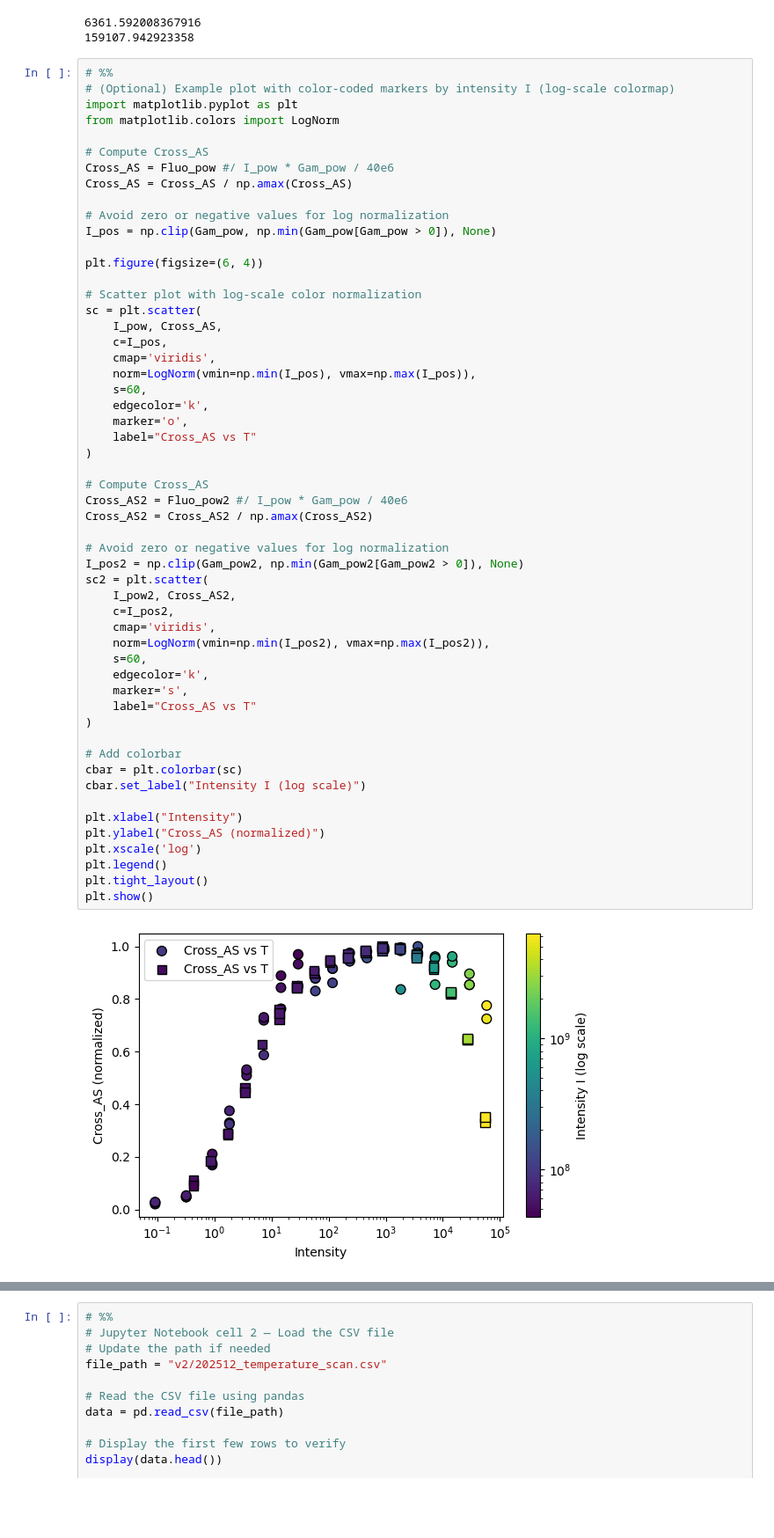
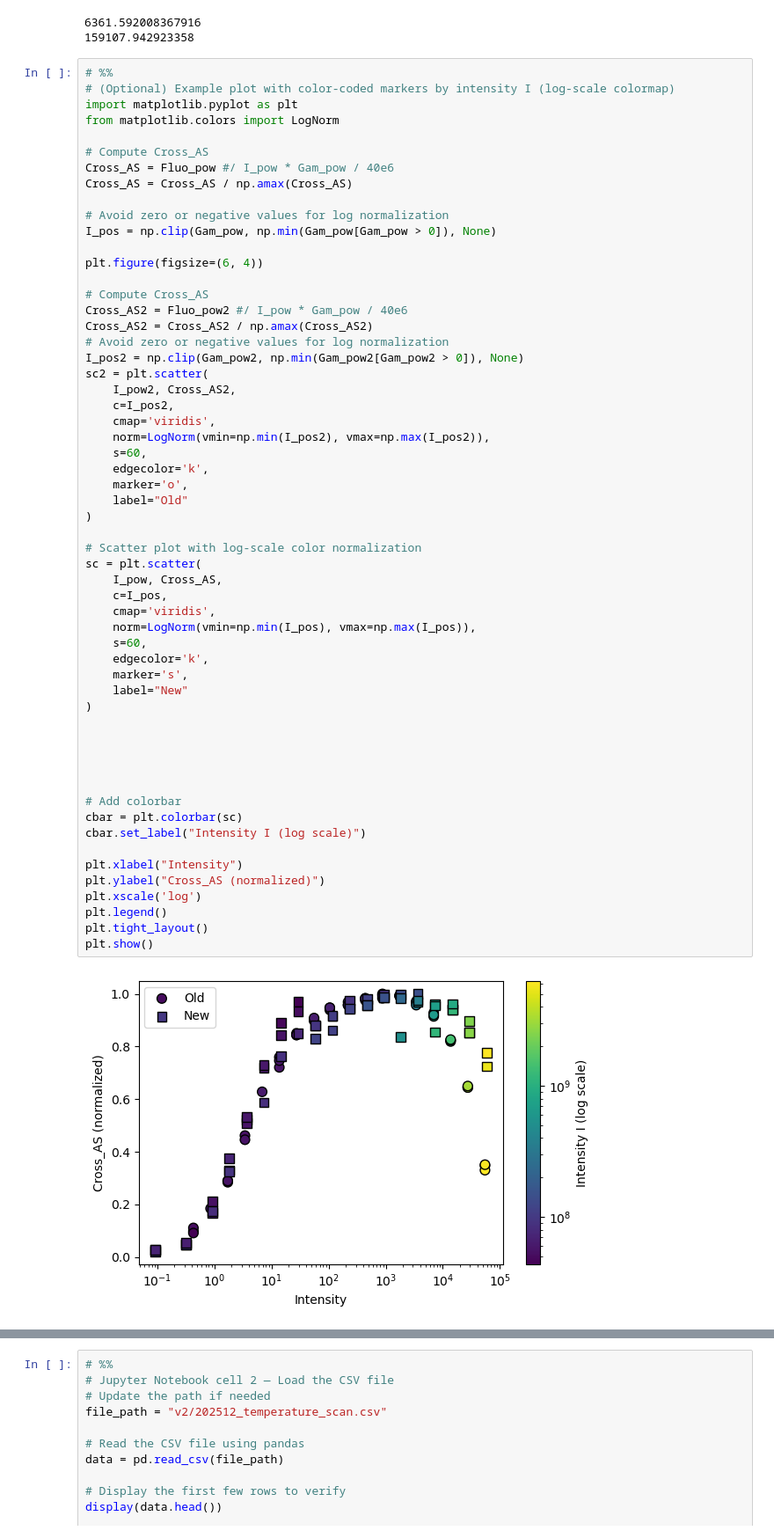
Before and after one commit to Daniele-PyBECTN/molecular_quantum_optics, a Jupyter notebook: Anomalous_saturation/dana_analysis/power_scans.ipynb, the cells around one changed output, grey strips where cells are left out. Shown: that part at 88% size. Saved outputs shown, nothing was run; the diff lists cells and outputs as text; blank space fills up the shorter version.

```diff
--- a/Anomalous_saturation/dana_analysis/power_scans.ipynb
+++ b/Anomalous_saturation/dana_analysis/power_scans.ipynb
@@ -110,46 +110,49 @@ Cross_AS = Cross_AS / np.amax(Cross_AS)
 I_pos = np.clip(Gam_pow, np.min(Gam_pow[Gam_pow > 0]), None)
 
 plt.figure(figsize=(6, 4))
 
-# Scatter plot with log-scale color normalization
-sc = plt.scatter(
-    I_pow, Cross_AS,
-    c=I_pos,
-    cmap='viridis',
-    norm=LogNorm(vmin=np.min(I_pos), vmax=np.max(I_pos)),
-    s=60,
-    edgecolor='k',
-    marker='o',
-    label="Cross_AS vs T"
-)
-
 # Compute Cross_AS
 Cross_AS2 = Fluo_pow2 #/ I_pow * Gam_pow / 40e6
 Cross_AS2 = Cross_AS2 / np.amax(Cross_AS2)
-
 # Avoid zero or negative values for log normalization
 I_pos2 = np.clip(Gam_pow2, np.min(Gam_pow2[Gam_pow2 > 0]), None)
 sc2 = plt.scatter(
     I_pow2, Cross_AS2,
     c=I_pos2,
     cmap='viridis',
     norm=LogNorm(vmin=np.min(I_pos2), vmax=np.max(I_pos2)),
     s=60,
     edgecolor='k',
+    marker='o',
+    label="Old"
+)
+
+# Scatter plot with log-scale color normalization
+sc = plt.scatter(
+    I_pow, Cross_AS,
+    c=I_pos,
+    cmap='viridis',
+    norm=LogNorm(vmin=np.min(I_pos), vmax=np.max(I_pos)),
+    s=60,
+    edgecolor='k',
     marker='s',
-    label="Cross_AS vs T"
+    label="New"
 )
+
+
+
+
 
 # Add colorbar
 cbar = plt.colorbar(sc)
 cbar.set_label("Intensity I (log scale)")
 
 plt.xlabel("Intensity")
 plt.ylabel("Cross_AS (normalized)")
 plt.xscale('log')
 plt.legend()
 plt.tight_layout()
 plt.show()
 # %% [output]
-[figure, old version]
+[figure, new version]
 # %%
```
Also changed, not shown: parts of 3 cells of this notebook.
